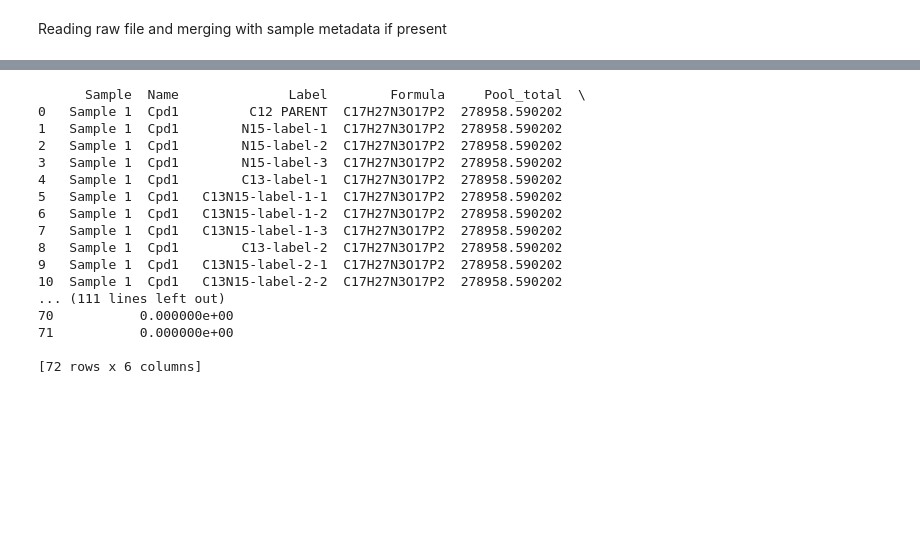
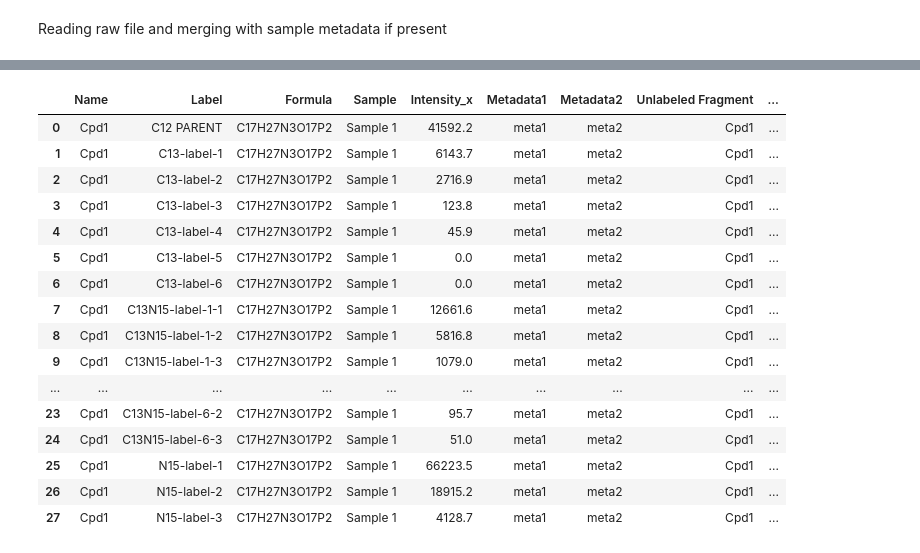
Before and after one commit to ElucidataInc/NA_Correction, a Jupyter notebook: Demo/N2-LCMS Workflow with C13 and N15 label.ipynb, the cells around one changed output, grey strips where cells are left out. Cells and saved outputs as stored; diff of their text form; code cells hidden in the pictures; blank space fills up the shorter version.

```diff
--- a/Demo/N2-LCMS Workflow with C13 and N15 label.ipynb
+++ b/Demo/N2-LCMS Workflow with C13 and N15 label.ipynb
@@ -46,5 +44,9 @@ indistinguishable isotopes not relevant here- {}
 # %%
-na_corr_df, ele_corr_dict = na_correction(merged_df, iso_tracers=['C13', 'N15'], ppm_input_user={}, eleme_corr={}, na_dict=na_dict)
+na_corr_df, ele_corr_dict = na_correction(merged_df, iso_tracers=['C13', 'N15'], ppm_input_user={}, eleme_corr={})
+
+#for user defined NAdictionary
+#na_corr_df, ele_corr_dict = na_correction(merged_df, iso_tracers=['C13', 'N15'], ppm_input_user={}, eleme_corr={}, na_dict=na_dict)
+
 na_corr_df = replace_negatives_in_column(na_corr_df, const.NA_CORRECTED_WITH_ZERO, const.NA_CORRECTED_COL)
-na_corr_df.head()
+na_corr_df
 # %% [output]
@@ -54,0 +73,3 @@ post processing involves : replacing negative values by zero, calculating fracti
+# %%
+frac_enr_df = fractional_enrichment(na_corr_df)
+frac_enr_df
@@ -55,21 +95,21 @@ post processing involves : replacing negative values by zero, calculating fracti
 # %%
-output_df = fractional_enrichment(na_corr_df)
-print output_df
+output_df = merge_multiple_dfs([merged_df, na_corr_df, frac_enr_df])
+output_df
 # %% [output]
-      Sample  Name              Label        Formula     Pool_total  \
-0   Sample 1  Cpd1         C12 PARENT  C17H27N3O17P2  278958.590202
-1   Sample 1  Cpd1        N15-label-1  C17H27N3O17P2  278958.590202
-2   Sample 1  Cpd1        N15-label-2  C17H27N3O17P2  278958.590202
-3   Sample 1  Cpd1        N15-label-3  C17H27N3O17P2  278958.590202
-4   Sample 1  Cpd1        C13-label-1  C17H27N3O17P2  278958.590202
-5   Sample 1  Cpd1   C13N15-label-1-1  C17H27N3O17P2  278958.590202
-6   Sample 1  Cpd1   C13N15-label-1-2  C17H27N3O17P2  278958.590202
-7   Sample 1  Cpd1   C13N15-label-1-3  C17H27N3O17P2  278958.590202
-8   Sample 1  Cpd1        C13-label-2  C17H27N3O17P2  278958.590202
-9   Sample 1  Cpd1   C13N15-label-2-1  C17H27N3O17P2  278958.590202
-10  Sample 1  Cpd1   C13N15-label-2-2  C17H27N3O17P2  278958.590202
-... (111 lines left out)
-70           0.000000e+00
-71           0.000000e+00
-
-[72 rows x 6 columns]
+|  | Name | Label | Formula | Sample | Intensity_x | Metadata1 | Metadata2 | Unlabeled Fragment | ... |
+| 0 | Cpd1 | C12 PARENT | C17H27N3O17P2 | Sample 1 | 41592.2 | meta1 | meta2 | Cpd1 | ... |
+| 1 | Cpd1 | C13-label-1 | C17H27N3O17P2 | Sample 1 | 6143.7 | meta1 | meta2 | Cpd1 | ... |
+| 2 | Cpd1 | C13-label-2 | C17H27N3O17P2 | Sample 1 | 2716.9 | meta1 | meta2 | Cpd1 | ... |
+| 3 | Cpd1 | C13-label-3 | C17H27N3O17P2 | Sample 1 | 123.8 | meta1 | meta2 | Cpd1 | ... |
+| 4 | Cpd1 | C13-label-4 | C17H27N3O17P2 | Sample 1 | 45.9 | meta1 | meta2 | Cpd1 | ... |
+| 5 | Cpd1 | C13-label-5 | C17H27N3O17P2 | Sample 1 | 0.0 | meta1 | meta2 | Cpd1 | ... |
+| 6 | Cpd1 | C13-label-6 | C17H27N3O17P2 | Sample 1 | 0.0 | meta1 | meta2 | Cpd1 | ... |
+| 7 | Cpd1 | C13N15-label-1-1 | C17H27N3O17P2 | Sample 1 | 12661.6 | meta1 | meta2 | Cpd1 | ... |
+| 8 | Cpd1 | C13N15-label-1-2 | C17H27N3O17P2 | Sample 1 | 5816.8 | meta1 | meta2 | Cpd1 | ... |
+| 9 | Cpd1 | C13N15-label-1-3 | C17H27N3O17P2 | Sample 1 | 1079.0 | meta1 | meta2 | Cpd1 | ... |
+| ... | ... | ... | ... | ... | ... | ... | ... | ... | ... |
+| 23 | Cpd1 | C13N15-label-6-2 | C17H27N3O17P2 | Sample 1 | 95.7 | meta1 | meta2 | Cpd1 | ... |
+| 24 | Cpd1 | C13N15-label-6-3 | C17H27N3O17P2 | Sample 1 | 51.0 | meta1 | meta2 | Cpd1 | ... |
+| 25 | Cpd1 | N15-label-1 | C17H27N3O17P2 | Sample 1 | 66223.5 | meta1 | meta2 | Cpd1 | ... |
+| 26 | Cpd1 | N15-label-2 | C17H27N3O17P2 | Sample 1 | 18915.2 | meta1 | meta2 | Cpd1 | ... |
+| 27 | Cpd1 | N15-label-3 | C17H27N3O17P2 | Sample 1 | 4128.7 | meta1 | meta2 | Cpd1 | ... |
```
Also changed, not shown: parts of 12 cells of this notebook, 1 other file.
